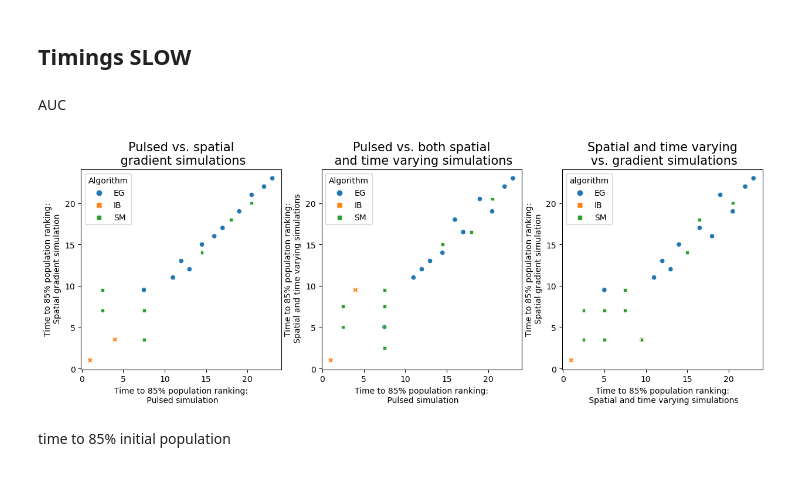
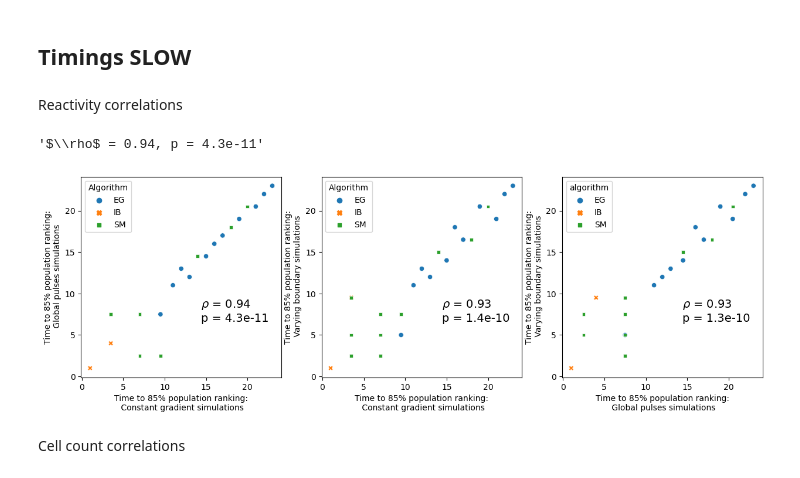
Before and after one commit to johnmetzcar/PhysiLab, a Jupyter notebook: scripts/comparing_across_experiments.ipynb, the cells around one changed output. Cells and saved outputs as stored; diff of their text form; code cells hidden in the pictures.

```diff
--- a/scripts/comparing_across_experiments.ipynb
+++ b/scripts/comparing_across_experiments.ipynb
@@ -106,40 +104,79 @@ plt.savefig('../figures/medium_cell_count_rank_comparison.png')
 # %% [markdown]
 ## Timings SLOW
-# %% [markdown]
-AUC
+# %% [markdown]
+Reactivity correlations
+# %%
+correlation = stats.spearmanr(time_slow_decay_df['time_rank'], space_cell_measure_ranking_df['Time to 85% population rank'])
+text = r'$\rho$ = ' + "{:.2g}".format(correlation[0]) + ', p = ' + "{:.2g}".format(correlation[1])
+correlation = stats.spearmanr(time_slow_decay_df['time_rank'], time_slow_clearance_df['time_rank'])
+correlation = stats.spearmanr(time_slow_clearance_df['time_rank'], space_cell_measure_ranking_df['Time to 85% population rank'])
+
+text
+# correlation
+# %% [output]
+'$\\rho$ = 0.94, p = 4.3e-11'
 # %%
 fig, ax = plt.subplots(1, 3, figsize=(15, 5))
 #0
-sns.scatterplot(x=time_slow_decay_df['time_rank'], y=space_cell_measure_ranking_df['Time to 85% population rank'], ax=ax[0],
+
+sns.scatterplot(x=space_cell_measure_ranking_df['Time to 85% population rank'], y=time_slow_decay_df['time_rank'],  ax=ax[0],
                 style=time_slow_clearance_df['algorithm'], hue=time_slow_clearance_df['algorithm'])
-ax[0].set_title('Pulsed vs. spatial\n gradient simulations', fontsize=15)
-ax[0].set_xlabel('Time to 85% population ranking:\n Pulsed simulation')
-ax[0].set_ylabel('Time to 85% population ranking:\n Spatial gradient simulation')
+# ax[0].set_title('Constant gradient vs.\n global pulses simulations', fontsize=15)
+ax[0].set_xlabel('Time to 85% population ranking:\n Constant gradient simulations')
+ax[0].set_ylabel('Time to 85% population ranking:\n Global pulses simulations')
 sns.move_legend(ax[0], "upper left", title="Algorithm") # this is setting the location also!!! Be aware!!
+
+correlation = stats.spearmanr( space_cell_measure_ranking_df['Time to 85% population rank'], time_slow_decay_df['time_rank'])
+text = r'$\rho$ = ' + "{:.2g}".format(correlation[0]) + '\np = ' + "{:.2g}".format(correlation[1])
+ax[0].text(0.60, 0.33, text, horizontalalignment='left',
+     verticalalignment='center', fontsize=14, transform=ax[0].transAxes)
+
 ax[0].set_aspect('equal')
 
 #1
-sns.scatterplot(x=time_slow_decay_df['time_rank'], y=time_slow_clearance_df['time_rank'], ax=ax[1],
-                style=time_slow_clearance_df['algorithm'], hue=time_slow_clearance_df['algorithm'])
-ax[1].set_title('Pulsed vs. both spatial\n and time varying simulations', fontsize=15)
-ax[1].set_xlabel('Time to 85% population ranking:\n Pulsed simulation')
-ax[1].set_ylabel('Time to 85% population ranking:\n Spatial and time varying simulations')
+sns.scatterplot(x=space_cell_measure_ranking_df['Time to 85% population rank'], y=time_slow_clearance_df['time_rank'], ax=ax[1],
+              style=time_slow_clearance_df['algorithm'], hue=time_slow_clearance_df['algorithm'])
+# ax[1].set_title('Constant gradient vs.\n varying boundary simulations', fontsize=15)
+ax[1].set_xlabel('Time to 85% population ranking:\n Constant gradient simulations')
+ax[1].set_ylabel('Time to 85% population ranking:\n Varying boundary simulations')
 sns.move_legend(ax[1], "upper left", title="Algorithm")
+
+correlation = stats.spearmanr(space_cell_measure_ranking_df['Time to 85% population rank'], time_slow_clearance_df['time_rank'])
+text = r'$\rho$ = ' + "{:.2g}".format(correlation[0]) + '\np = ' + "{:.2g}".format(correlation[1])
+ax[1].text(0.60, 0.33, text, horizontalalignment='left',
+     verticalalignment='center', fontsize=14, transform=ax[1].transAxes)
+
 ax[1].set_aspect('equal')
 
 #2
-sns.scatterplot(time_slow_clearance_df['time_rank'], space_cell_measure_ranking_df['Time to 85% population rank'], ax=ax[2],
-              style=time_slow_clearance_df['algorithm'], hue=time_slow_clearance_df['algorithm'])
-ax[2].set_title('Spatial and time varying\n vs. gradient simulations', fontsize=15)a
-ax[2].set_xlabel('Time to 85% population ranking:\n Spatial and time varying simulations')
-ax[2].set_ylabel('Time to 85% population ranking:\n Spatial gradient simulation')
+sns.scatterplot(x=time_slow_decay_df['time_rank'], y=time_slow_clearance_df['time_rank'], ax=ax[2],
+                style=time_slow_clearance_df['algorithm'], hue=time_slow_clearance_df['algorithm'])
+# ax[2].set_title('Global pulses vs.\n varying boundary simulations', fontsize=15)
+ax[2].set_xlabel('Time to 85% population ranking:\n Global pulses simulations')
+ax[2].set_ylabel('Time to 85% population ranking:\n Varying boundary simulations')
 sns.move_legend(ax[1], "upper left", title="Algorithm")
+
+correlation = stats.spearmanr(time_slow_decay_df['time_rank'], time_slow_clearance_df['time_rank'])
+text = r'$\rho$ = ' + "{:.2g}".format(correlation[0]) + '\np = ' + "{:.2g}".format(correlation[1])
+ax[2].text(0.60, 0.33, text, horizontalalignment='left',
+     verticalalignment='center', fontsize=14, transform=ax[2].transAxes)
+
 ax[2].set_aspect('equal')
+
+# text = r'$\rho$ = 0.69, p = 0.0026'
+
+# 1 vs 2, 1 vs 3, 2 vs 3
+
+# 1. constant gradient
+# 2. global pulses
+# 3. varying boundary
+
+
 plt.savefig('../figures/time_to_percent_decline_rank_comparison_slow.png')
 # %% [output]
-[figure, old version]
+[figure, new version]
-# %% [markdown]
-time to 85% initial population
+# %% [markdown]
+Cell count correlations
 # %%
 fig, ax = plt.subplots(1, 3, figsize=(15, 5))
 #0
```
Also changed, not shown: parts of 4 cells of this notebook.
